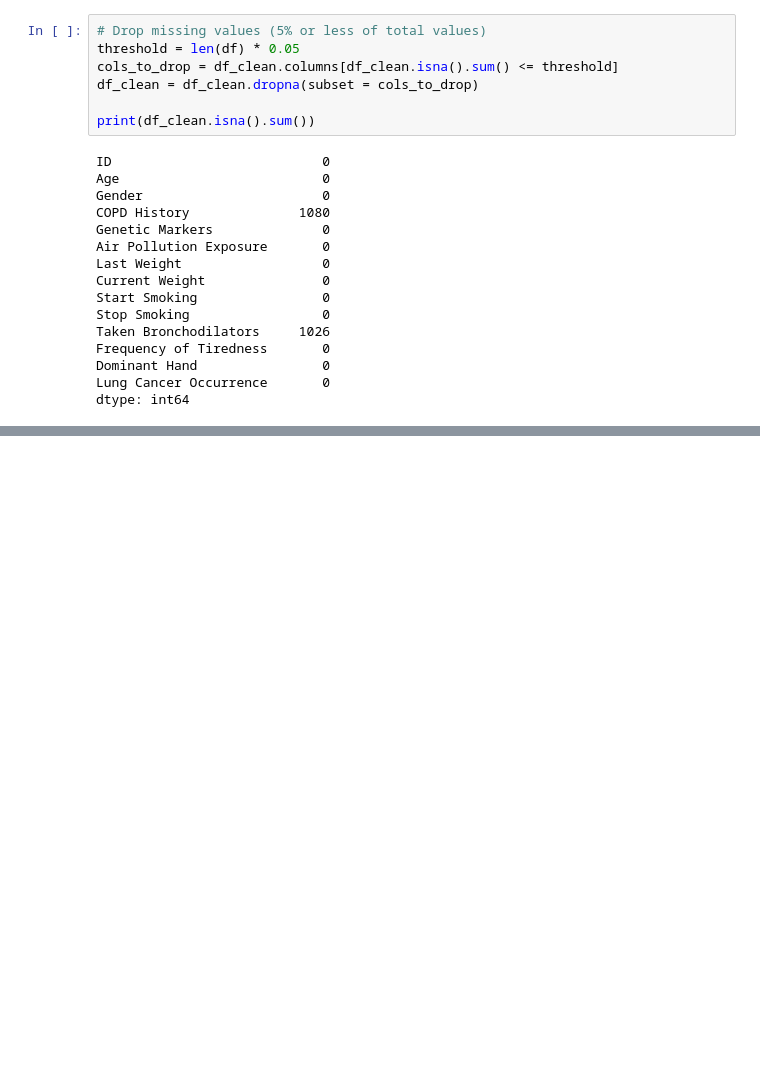
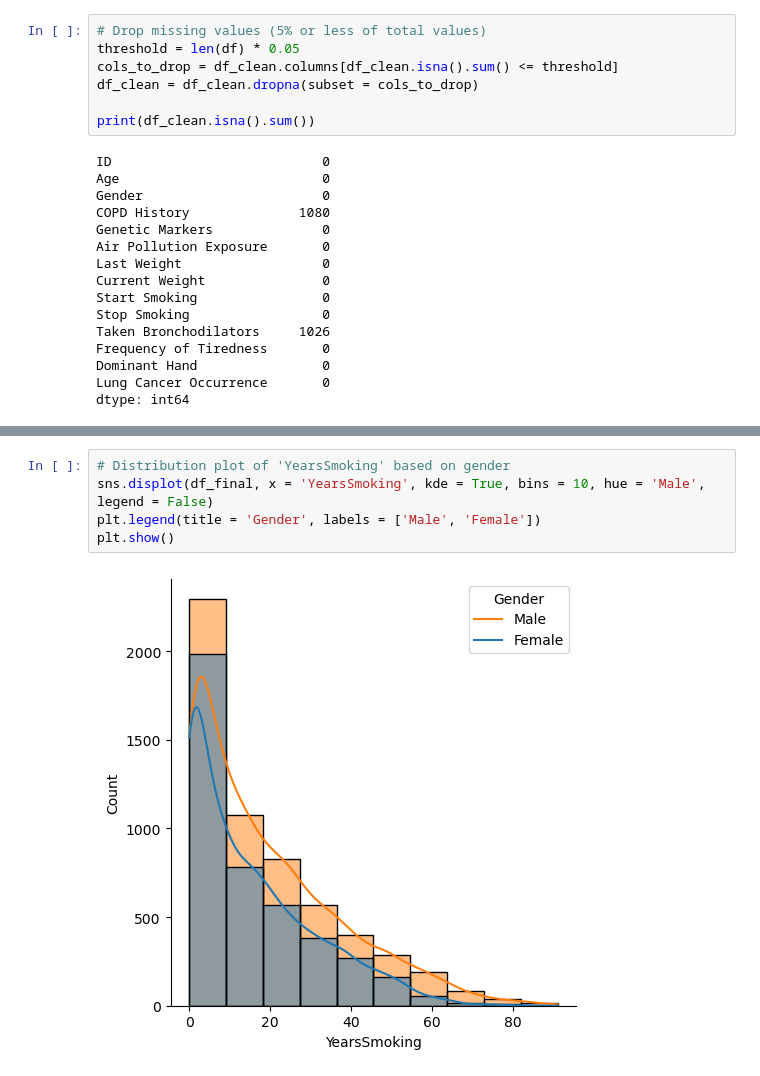
Before and after one commit to jo-yie/aiap16-leong-jo-yie-328F, a Jupyter notebook: eda.ipynb, the cells around one changed output, grey strips where cells are left out. Saved outputs shown, nothing was run; the diff lists cells and outputs as text; blank space fills up the shorter version.

```diff
--- a/eda.ipynb
+++ b/eda.ipynb
@@ -457,0 +540,7 @@ plt.show()
+# %%
+# Distribution plot of 'YearsSmoking' based on gender
+sns.displot(df_final, x = 'YearsSmoking', kde = True, bins = 10, hue = 'Male', legend = False)
+plt.legend(title = 'Gender', labels = ['Male', 'Female'])
+plt.show()
+# %% [output]
+[figure, added]
```
Also changed, not shown: parts of 71 cells of this notebook, 10 other files.
